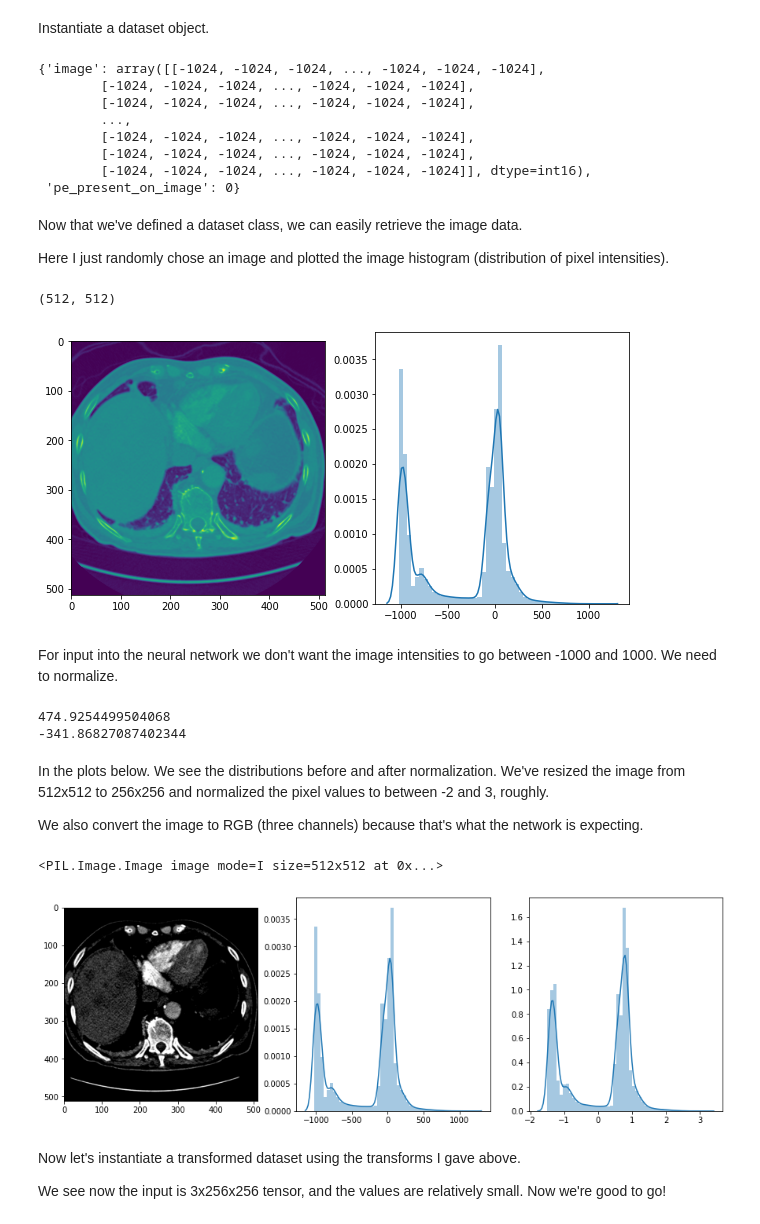
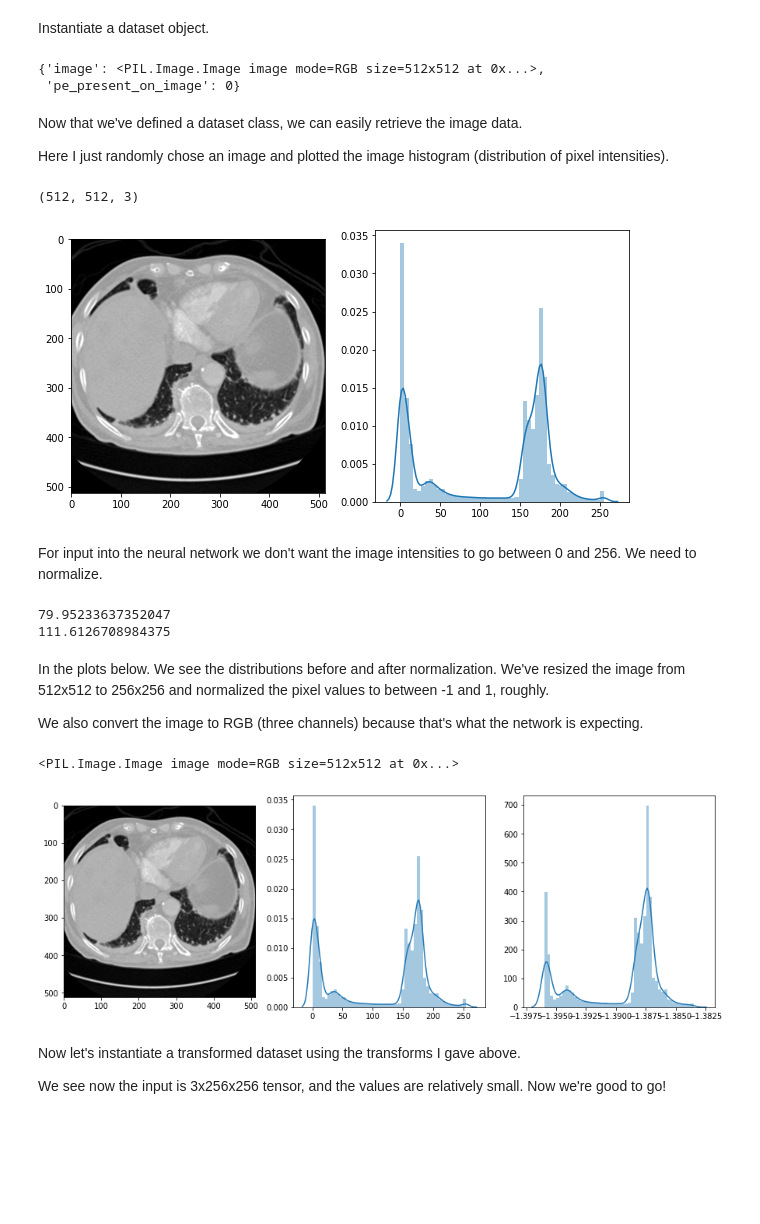
Before and after one commit to Neurobiologist/EC601-Pulmonary-Embolism, a Jupyter notebook: ResNeXt_experiment.ipynb, the cells around one changed output. Drawn from its saved outputs; the diff is of its cells as text; code cells hidden in the pictures; blank space fills up the shorter version.

Commit message:
Cleaned up transforms added random cropping from 256 to 224.

```diff
--- a/ResNeXt_experiment.ipynb
+++ b/ResNeXt_experiment.ipynb
@@ -115,7 +115,15 @@ class KagglePEDataset(torch.utils.data.Dataset):
         image = image.astype(np.int16)
         image += np.int16(intercept)
 
-        # image is 2D np array
+        # Convert image from numpy array to PIL image (so that we can use pytorch transforms)
+        image[image >= 500] = 500
+        image[image <= -1000] = -1000
+        image = (image + 1000)/1500
+        image = image*255
+        image = np.uint8(image)
+        image = PIL.Image.fromarray(image).convert('RGB')
+
+        # image is 512x512 RGB PIL image
         # pe_present_on_image is 0 or 1
         sample = {'image': image,
                   'pe_present_on_image': int(train.pe_present_on_image[idx])}
@@ -162,13 +140,7 @@ pe_dataset = KagglePEDataset(csv_file=train_csv, root_dir=train_dir)
 # %%
 pe_dataset[0]
 # %% [output]
-{'image': array([[-1024, -1024, -1024, ..., -1024, -1024, -1024],
-        [-1024, -1024, -1024, ..., -1024, -1024, -1024],
-        [-1024, -1024, -1024, ..., -1024, -1024, -1024],
-        ...,
-        [-1024, -1024, -1024, ..., -1024, -1024, -1024],
-        [-1024, -1024, -1024, ..., -1024, -1024, -1024],
-        [-1024, -1024, -1024, ..., -1024, -1024, -1024]], dtype=int16),
+{'image': <PIL.Image.Image image mode=RGB size=512x512 at 0x...>,
  'pe_present_on_image': 0}
 # %%
 import numpy as np # linear algebra
@@ -196,49 +168,49 @@ Now that we've defined a dataset class, we can easily retrieve the image data.
 Here I just randomly chose an image and plotted the image histogram (distribution of pixel intensities).
 # %%
 sample = pe_dataset[5]
-print(sample['image'].shape)
+image = np.array(sample['image'])
+print(image.shape)
 fig, ax = plt.subplots(1,2,figsize=(10,5))
-ax[0].imshow(sample['image'])
-sns.distplot(sample['image'].flatten(), ax=ax[1]);
+ax[0].imshow(image)
+sns.distplot(image.flatten(), ax=ax[1]);
 # %% [output]
-(512, 512)
+(512, 512, 3)
-[figure, old version]
+[figure, new version]
 # %% [markdown]
-For input into the neural network we don't want the image intensities to go between -1000 and 1000. We need to normalize.
+For input into the neural network we don't want the image intensities to go between 0 and 256. We need to normalize.
 # %%
-PIL_image = PIL.Image.fromarray(sample['image'])
-t = np.array(PIL_image).flatten()
+t = np.array(sample['image']).flatten()
 
 # Calculate std and mean
 print(np.std(t))
 print(np.mean(t))
 # %% [output]
-474.9254499504068
--341.86827087402344
+79.95233637352047
+111.6126708984375
 # %% [markdown]
-In the plots below. We see the distributions before and after normalization. We've resized the image from 512x512 to 256x256 and normalized the pixel values to between -2 and 3, roughly.
+In the plots below. We see the distributions before and after normalization. We've resized the image from 512x512 to 256x256 and normalized the pixel values to between -1 and 1, roughly.
 
 We also convert the image to RGB (three channels) because that's what the network is expecting.
 # %%
 fig, ax = plt.subplots(1,3,figsize=(15,5))
-ax[0].imshow(PIL_image)
-sns.distplot(np.array(PIL_image).flatten(),ax=ax[1]);
-print(PIL_image)
+ax[0].imshow(sample['image'])
+sns.distplot(np.array(sample['image']).flatten(),ax=ax[1]);
+print(sample['image'])
 
 # use values from sample image (but ideally this should be values from entire dataset)
-global_mean = -341.86827087402344
-global_std = 474.9254499504068
+global_mean = 111.6126708984375
+global_std = 79.95233637352047
 
-transform=T.Compose([Rescale(256),
-                     ToRGB(),
+transform=T.Compose([T.Resize(256),
+                     T.RandomCrop(224),
                      T.ToTensor(),
                      T.Normalize(mean=[global_mean, global_mean, global_mean],
                                           std=[global_std, global_std, global_std]),
                     ])
 sns.distplot(np.array(transform(sample['image'])),ax=ax[2]);
 # %% [output]
-<PIL.Image.Image image mode=I size=512x512 at 0x...>
+<PIL.Image.Image image mode=RGB size=512x512 at 0x...>
-[figure, old version]
+[figure, new version]
 # %% [markdown]
 Now let's instantiate a transformed dataset using the transforms I gave above.
 
```
Also changed, not shown: parts of 7 cells of this notebook.
